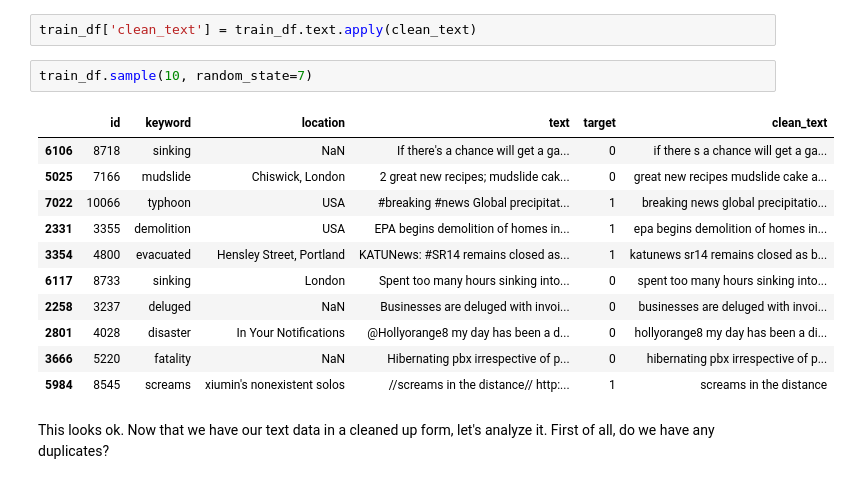
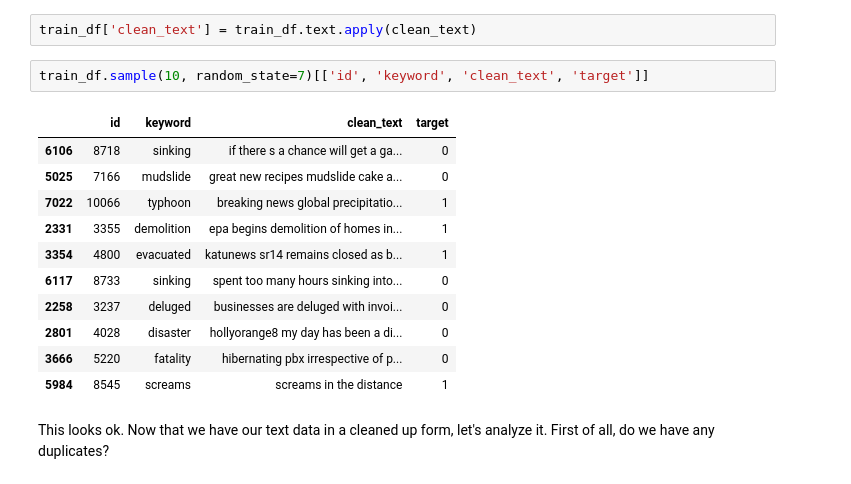
Before and after one commit to lynnolson/dtsa5511w4, a Jupyter notebook: nlp_dist_tweet.ipynb, the cells around one changed output. Drawn from its saved outputs; the diff is of its cells as text.

```diff
--- a/nlp_dist_tweet.ipynb
+++ b/nlp_dist_tweet.ipynb
@@ -98,19 +98,19 @@ def clean_text(text):
 # %%
 train_df['clean_text'] = train_df.text.apply(clean_text)
 # %%
-train_df.sample(10, random_state=7)
+train_df.sample(10, random_state=7)[['id', 'keyword', 'clean_text', 'target']]
 # %% [output]
-|  | id | keyword | location | text | target | clean_text |
-| 6106 | 8718 | sinking | NaN | If there's a chance will get a ga... | 0 | if there s a chance will get a ga... |
-| 5025 | 7166 | mudslide | Chiswick, London | 2 great new recipes; mudslide cak... | 0 | great new recipes mudslide cake a... |
-| 7022 | 10066 | typhoon | USA | #breaking #news Global precipitat... | 1 | breaking news global precipitatio... |
-| 2331 | 3355 | demolition | USA | EPA begins demolition of homes in... | 1 | epa begins demolition of homes in... |
-| 3354 | 4800 | evacuated | Hensley Street, Portland | KATUNews: #SR14 remains closed as... | 1 | katunews sr14 remains closed as b... |
-| 6117 | 8733 | sinking | London | Spent too many hours sinking into... | 0 | spent too many hours sinking into... |
-| 2258 | 3237 | deluged | NaN | Businesses are deluged with invoi... | 0 | businesses are deluged with invoi... |
-| 2801 | 4028 | disaster | In Your Notifications | @Hollyorange8 my day has been a d... | 0 | hollyorange8 my day has been a di... |
-| 3666 | 5220 | fatality | NaN | Hibernating pbx irrespective of p... | 0 | hibernating pbx irrespective of p... |
-| 5984 | 8545 | screams | xiumin's nonexistent solos | //screams in the distance// http:... | 1 | screams in the distance |
+|  | id | keyword | clean_text | target |
+| 6106 | 8718 | sinking | if there s a chance will get a ga... | 0 |
+| 5025 | 7166 | mudslide | great new recipes mudslide cake a... | 0 |
+| 7022 | 10066 | typhoon | breaking news global precipitatio... | 1 |
+| 2331 | 3355 | demolition | epa begins demolition of homes in... | 1 |
+| 3354 | 4800 | evacuated | katunews sr14 remains closed as b... | 1 |
+| 6117 | 8733 | sinking | spent too many hours sinking into... | 0 |
+| 2258 | 3237 | deluged | businesses are deluged with invoi... | 0 |
+| 2801 | 4028 | disaster | hollyorange8 my day has been a di... | 0 |
+| 3666 | 5220 | fatality | hibernating pbx irrespective of p... | 0 |
+| 5984 | 8545 | screams | screams in the distance | 1 |
 # %% [markdown]
 This looks ok.  Now that we have our text data in a cleaned up form, let's analyze it.  First of all, do we have any duplicates?
 # %%
```
Also changed, not shown: parts of 5 cells of this notebook.
